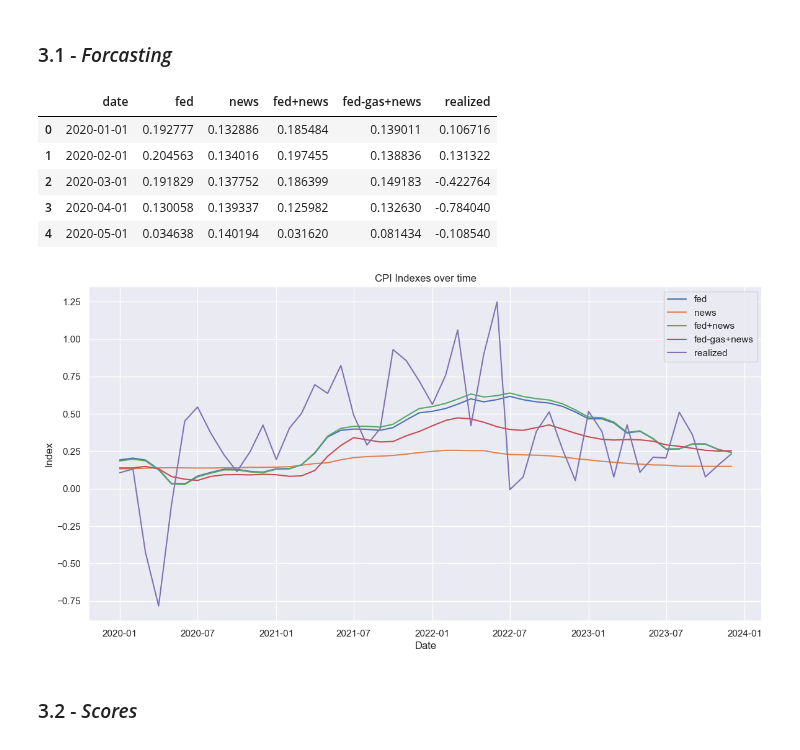
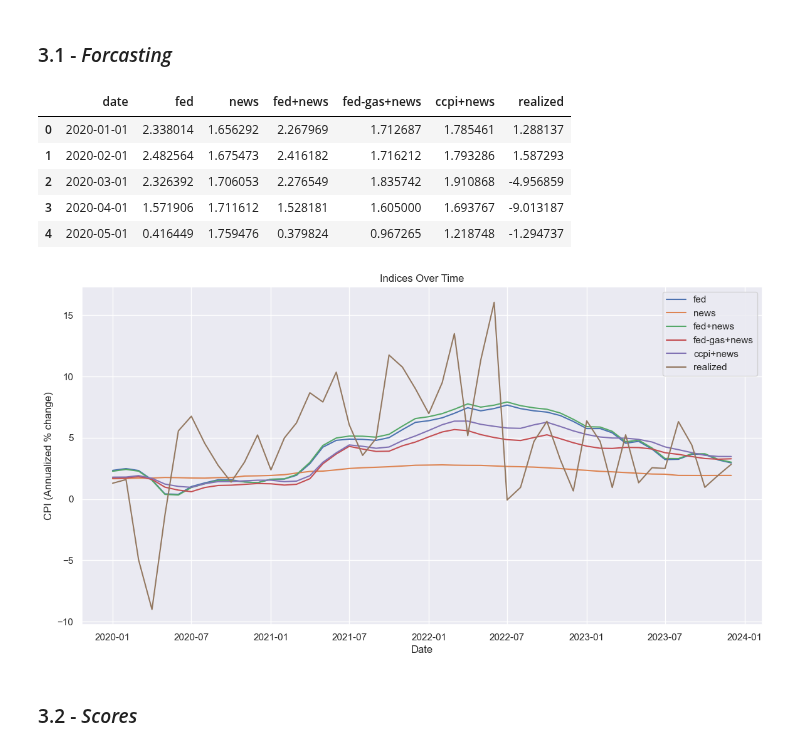
Before and after one commit to paultltc/InflaBERT, a Jupyter notebook: nowcaster.ipynb, the cells around one changed output. Saved outputs shown, nothing was run; the diff lists cells and outputs as text; code cells hidden in the pictures.

Commit message:
Reformat #1 => Images

```diff
--- a/nowcaster.ipynb
+++ b/nowcaster.ipynb
@@ -157,0 +211,30 @@ plt.show()
+# %%
+# Set the plot size
+plt.figure(figsize=(14, 7))
+
+
+# Create the first axis
+ax1 = plt.gca()
+# Create a secondary y-axis for 'NEWS'
+ax2 = ax1.twinx()
+
+# Plot each column except 'NEWS' on the primary y-axis
+for col in df.columns:
+    #if col != 'date' and col != 'NEWS' and not col.startswith('pi-'):
+    if col=='pi-CPI':
+        sns.lineplot(x='date', y=col, data=df, ax=ax1, label=col)
+    elif col == 'pi-NEWS':
+        sns.lineplot(x='date', y=col, data=df, ax=ax2, label=col, color='r')
+
+# Set secondary y-axis label and add its legend
+ax2.set_ylabel('NEWS Index')
+ax2.legend(loc='upper right')  # Adjust legend location if needed
+
+# Add labels, title, and legend
+ax1.set_xlabel('Date')
+ax1.set_ylabel('CPI Index')
+ax1.set_title('Price Indixes Over Time')
+ax1.legend(loc='upper left')  # Adjust legend location if needed
+
+# Show the plot
+plt.show()
@@ -165,7 +250,7 @@ gasoline_df = gasoline_df.rename(columns={'Date': 'date', 'Weekly U.S. Regular A
 gasoline_df = gasoline_df.set_index('date').resample('M').mean().reset_index()
 gasoline_df['date'] = gasoline_df['date'].dt.to_period('M').dt.to_timestamp()
 
-gasoline_df['pi-GasolineNSA'] = 100*gasoline_df['GasolineNSA'].pct_change()
+gasoline_df['pi-GasolineNSA'] = 100*gasoline_df['GasolineNSA'].pct_change(periods=T, fill_method='backfill')
 gasoline_df = gasoline_df.merge(df[['date', 'pi-GCPI']], on='date')
 
 gasoline_df
@@ -420,3 +505,5 @@ Covariance Type:            nonrobust
 
 Notes:
 [1] Standard Errors assume that the covariance matrix of the errors is correctly specified.
+# %%
+models.update({'ccpi+news': {'xcols': xcols_ccpinews, 'model': model_ccpinews}})
@@ -439,34 +558,38 @@ yh.append(df[['date', ycol]].rename(columns={ycol: 'realized'}))
 
 forecasts_df = reduce(lambda x, y: x.merge(y, on='date'), yh)
 
-#forecasts_df['realized'] = (forecasts_df['realized'] + 1)**12 - 1
+# If monthly, annualize
+if T==1:
+    forecasts_cols = forecasts_df.drop(columns='date').columns
+    forecasts_df[forecasts_cols] = 100*((forecasts_df[forecasts_cols]/100 + 1)**12 - 1)
+    forecasts_df
 
 forecasts_df.head()
 # %% [output]
-|  | date | fed | news | fed+news | fed-gas+news | realized |
-| 0 | 2020-01-01 | 0.192777 | 0.132886 | 0.185484 | 0.139011 | 0.106716 |
-| 1 | 2020-02-01 | 0.204563 | 0.134016 | 0.197455 | 0.138836 | 0.131322 |
-| 2 | 2020-03-01 | 0.191829 | 0.137752 | 0.186399 | 0.149183 | -0.422764 |
-| 3 | 2020-04-01 | 0.130058 | 0.139337 | 0.125982 | 0.132630 | -0.784040 |
-| 4 | 2020-05-01 | 0.034638 | 0.140194 | 0.031620 | 0.081434 | -0.108540 |
+|  | date | fed | news | fed+news | fed-gas+news | ccpi+news | realized |
+| 0 | 2020-01-01 | 2.338014 | 1.656292 | 2.267969 | 1.712687 | 1.785461 | 1.288137 |
+| 1 | 2020-02-01 | 2.482564 | 1.675473 | 2.416182 | 1.716212 | 1.793286 | 1.587293 |
+| 2 | 2020-03-01 | 2.326392 | 1.706053 | 2.276549 | 1.835742 | 1.910868 | -4.956859 |
+| 3 | 2020-04-01 | 1.571906 | 1.711612 | 1.528181 | 1.605000 | 1.693767 | -9.013187 |
+| 4 | 2020-05-01 | 0.416449 | 1.759476 | 0.379824 | 0.967265 | 1.218748 | -1.294737 |
 # %%
 plt.figure(figsize=(14, 7))
 
 # Plot each column on the same plot
 for col in forecasts_df.columns:
     if col != 'date':
         plt.plot(forecasts_df['date'], forecasts_df[col], label=col)
 
 # Add labels, title, and legend
 plt.xlabel('Date')
-plt.ylabel('Index')
-plt.title('CPI Indexes over time')
+plt.ylabel('CPI (Annualized % change)')
+plt.title('Indices Over Time')
 plt.legend(loc='best')  # Add a legend to differentiate columns
 
 # Show the plot
 plt.show()
 # %% [output]
-[figure, old version]
+[figure, new version]
 # %% [markdown]
 ### 3.2 - *Scores*
 # %%
```
Also changed, not shown: parts of 25 cells of this notebook, 17 other files.
